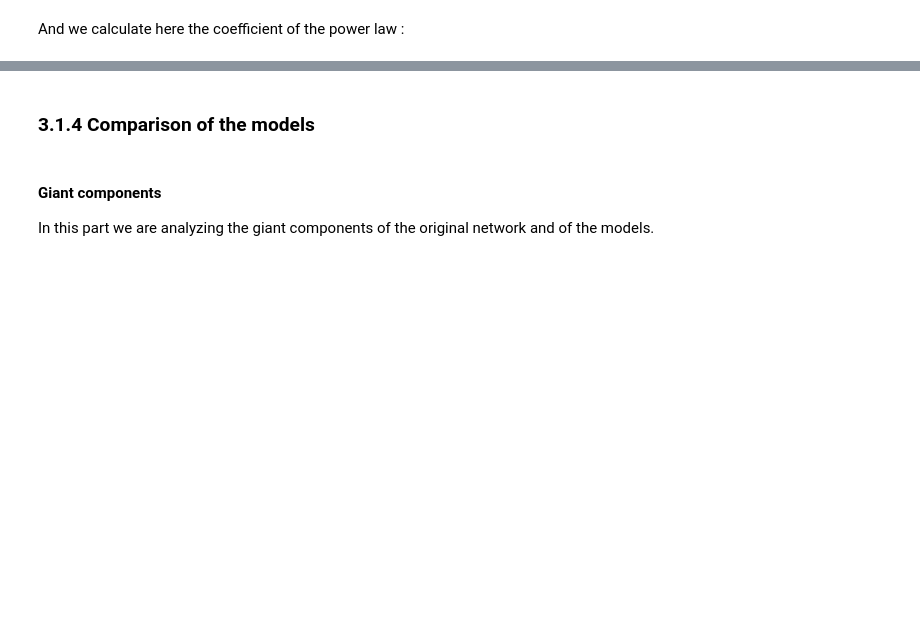
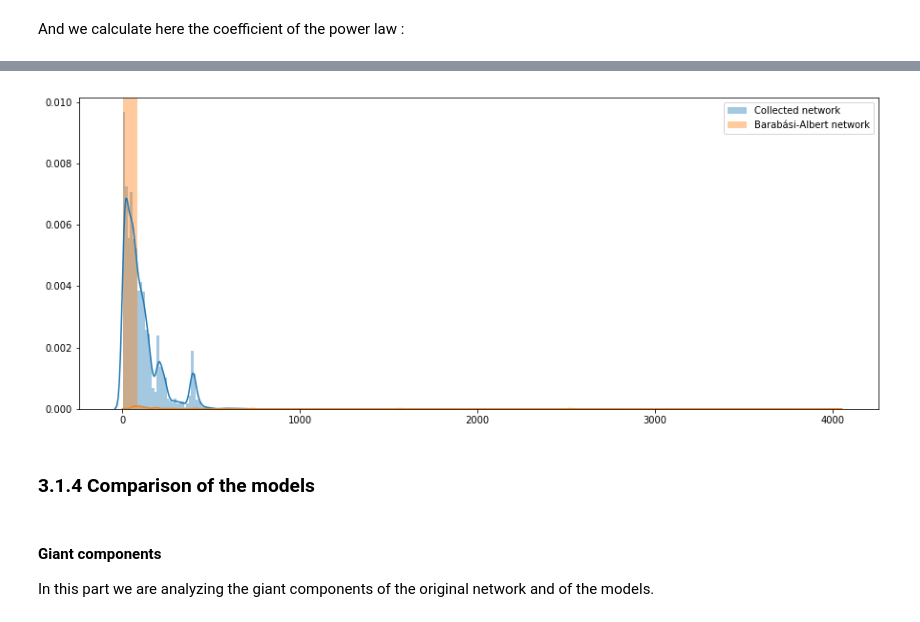
Before and after one commit to armand33/wikipedia_graph, a Jupyter notebook: ntds_project.ipynb, the cells around one changed output, grey strips where cells are left out. Cells and saved outputs as stored; diff of their text form; code cells hidden in the pictures; blank space fills up the shorter version.

```diff
--- a/ntds_project.ipynb
+++ b/ntds_project.ipynb
@@ -417,3 +419,15 @@ It's indeed closer to the original network but there is still a little gap (remi
+# %%
+pl_degrees = list(dict(power_law.degree()).values())
+
+f, ax = plt.subplots(figsize=(15, 6))
+
+sns.distplot(degrees_truncated, label='Collected network', ax=ax)
+sns.distplot(pl_degrees, label='Barabási-Albert network', ax=ax)
+
+plt.legend(loc='upper right')
+plt.show()
+# %% [output]
+[figure, added]
 # %% [markdown]
 ### 3.1.4 Comparison of the models <a class="anchor" id="Comparison of the models"></a>
 # %% [markdown]
```
Also changed, not shown: parts of 9 cells of this notebook.
